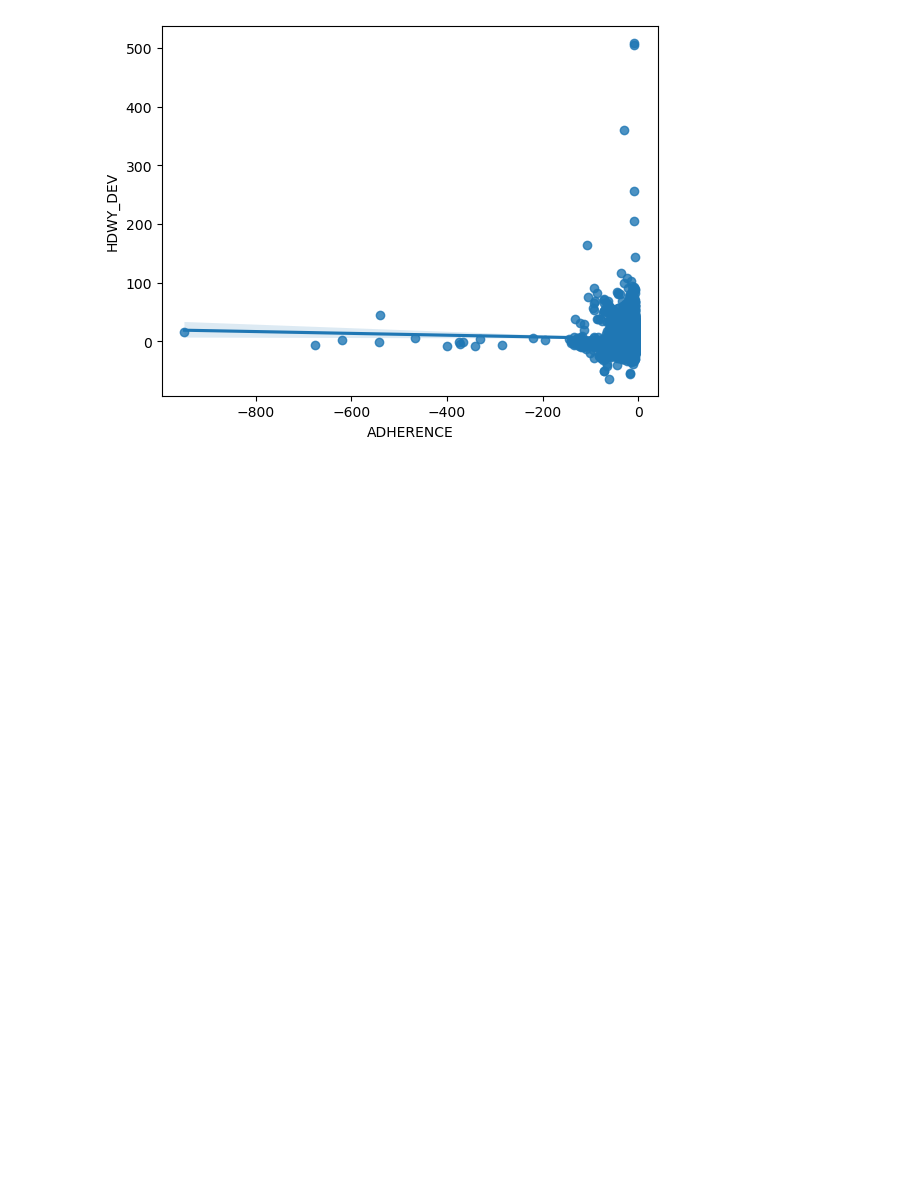
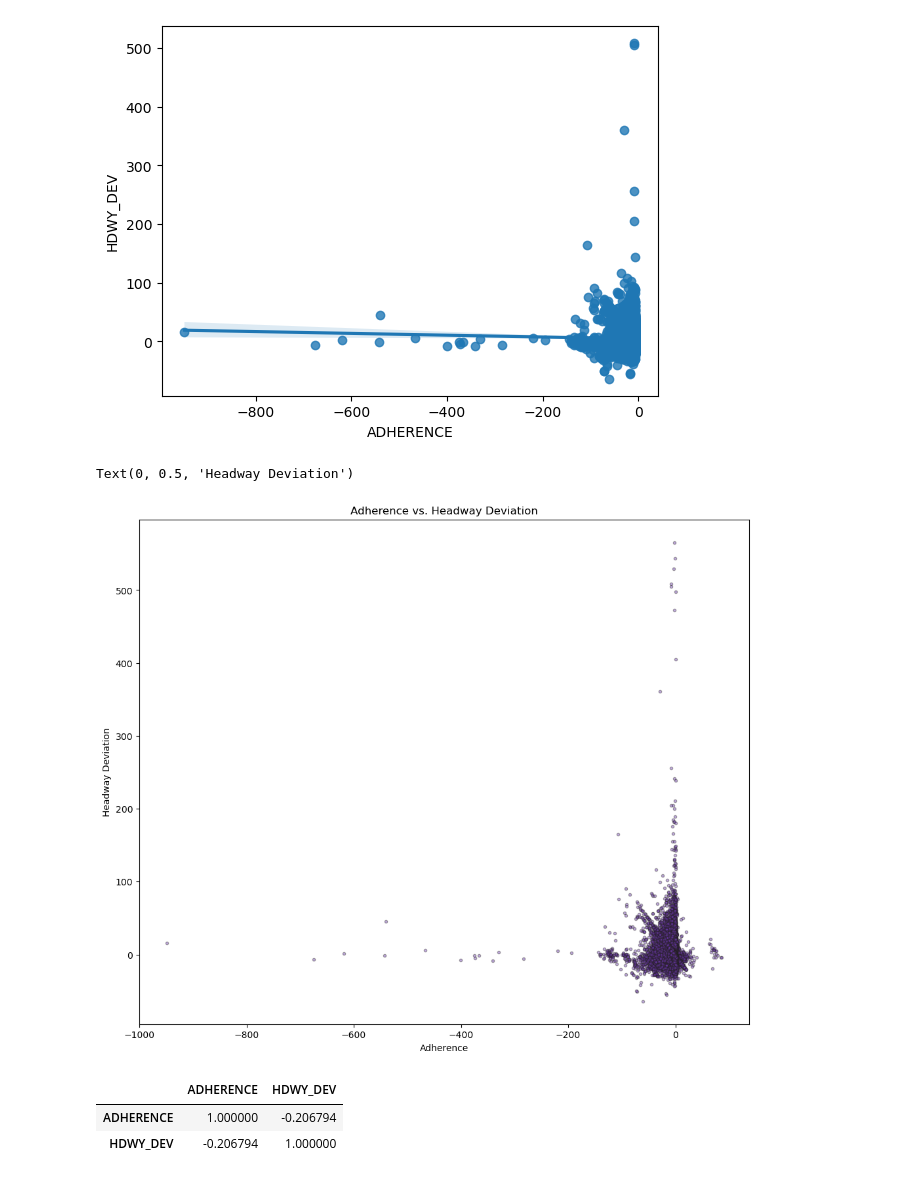
Before and after one commit to NSS-Data-Analytics-Cohort-11/wego-caesars-legion, a Jupyter notebook: notebooks/WeGo Data Introduction.ipynb, the cells around one changed output. Cells and saved outputs as stored; diff of their text form; code cells hidden in the pictures; blank space fills up the shorter version.

```diff
--- a/notebooks/WeGo Data Introduction.ipynb
+++ b/notebooks/WeGo Data Introduction.ipynb
@@ -1129,3 +1108,25 @@ sns.regplot(x=wego_late['ADHERENCE'], y=wego_late['HDWY_DEV'])
 # %% [output]
 <Axes: xlabel='ADHERENCE', ylabel='HDWY_DEV'>
 [figure]
+# %%
+# PLOT Adherence vs Headway Deviation
+plt.figure(figsize=(12,10))
+plt.scatter(wego['ADHERENCE'],
+            wego['HDWY_DEV'],
+           color=[purple],
+           edgecolor=[black],
+           marker='.',
+           alpha=0.4)
+
+plt.title('Adherence vs. Headway Deviation')
+plt.xlabel('Adherence')
+plt.ylabel('Headway Deviation')
+# %% [output]
+Text(0, 0.5, 'Headway Deviation')
+[figure, added]
+# %%
+wego[['ADHERENCE','HDWY_DEV']].corr()
+# %% [output]
+|  | ADHERENCE | HDWY_DEV |
+| ADHERENCE | 1.000000 | -0.206794 |
+| HDWY_DEV | -0.206794 | 1.000000 |
```
Also changed, not shown: parts of 14 cells of this notebook.
